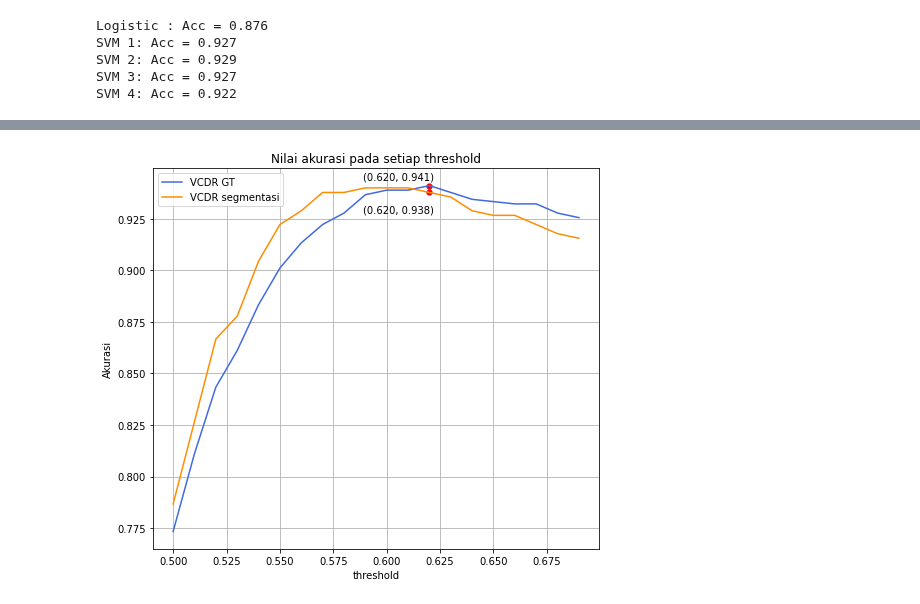
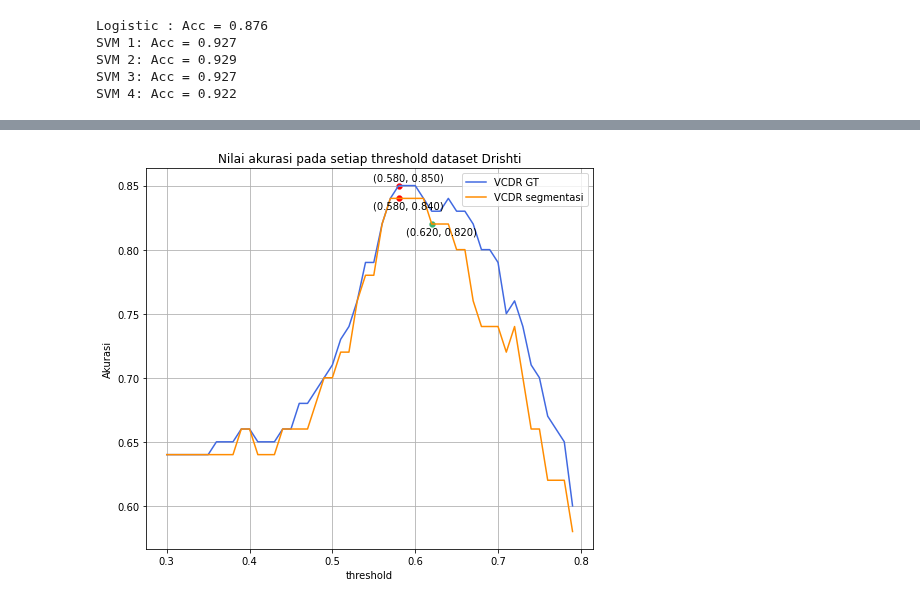
Before and after one commit to anasnafis77/Glaucoma-Detection-UNet, a Jupyter notebook: Glaucoma_inference.ipynb, the cells around one changed output, grey strips where cells are left out. Drawn from its saved outputs; the diff is of its cells as text; code cells hidden in the pictures.

Commit message:
Klasifikasi dan ekstraksi terpisah refuge dan drishti

```diff
--- a/Glaucoma_inference.ipynb
+++ b/Glaucoma_inference.ipynb
@@ -729,11 +762,3 @@ def threshold_pred(CDRS, threshold):
       pred.append('Glaucoma')
   pred = np.array(pred)
   return pred
-# %%
-from sklearn.metrics import classification_report
-y_pred = model4.predict(x4)
-#y_pred = threshold_pred(x1, threshold=0.62)
-#y_pred = le.transform(y_pred)
-y_true = y
-target_names = ['Glaukoma', 'Normal']
-print(classification_report(y_true, y_pred, target_names=target_names))
@@ -750,20 +766,20 @@ weighted avg       0.92      0.92      0.92       450
 thresholds = []
 akurasi_GT = []
 akurasi = []
-for i in range(20):
-  thd = 0.5 + i/100
-  y_pred = threshold_pred(x, threshold=thd)
-  y_pred_GT = threshold_pred(x_GT, threshold=thd)
+for i in range(50):
+  thd = 0.3 + i/100
+  y_pred = threshold_pred(x1[:50], threshold=thd)
+  y_pred_GT = threshold_pred(x1_GT[:50], threshold=thd)
   y_pred = le.transform(y_pred)
   y_pred_GT = le.transform(y_pred_GT)
 
   acc_m = tf.keras.metrics.BinaryAccuracy()
-  acc_m.update_state(y_pred, y)
+  acc_m.update_state(y_pred, y[:50])
   acc = acc_m.result().numpy()
-  acc_m.update_state(y_pred_GT, y)
+  acc_m.update_state(y_pred_GT, y[:50])
   acc_GT = acc_m.result().numpy()
 
   thresholds.append(thd)
   akurasi_GT.append(acc_GT)
   akurasi.append(acc)
-  print('Thershold: {:.3f} - Accuracy GT: {:.3f} - Accuracy Segmentation: {:.3f}'.format(thd, acc_GT, acc))
+  #print('Thershold: {:.3f} - Accuracy GT: {:.3f} - Accuracy Segmentation: {:.3f}'.format(thd, acc_GT, acc))
@@ -791,22 +786,25 @@ Thershold: 0.690 - Accuracy GT: 0.926 - Accuracy Segmentation: 0.916
 # %%
 X = thresholds
 Y_GT = akurasi_GT
 Y = akurasi
 fig, ax = plt.subplots(1, 1, figsize=(8, 7))
 max_acc_GT = np.max(Y_GT)
 max_thd = X[Y_GT.index(max_acc_GT)]
 max_acc = Y[Y_GT.index(max_acc_GT)]
+acc = Y[X.index(0.62)]
 ax.plot(X, Y_GT, color='royalblue', label='VCDR GT')
 ax.plot(X, Y, color='darkorange', label='VCDR segmentasi')
 ax.scatter(max_thd, max_acc_GT, marker='o', color='r', lw=0.25)
 ax.scatter(max_thd, max_acc, marker='o', color='r', lw=0.25)
+ax.scatter(0.62, acc, marker='o', color='mediumseagreen', lw=0.25)
 ax.set_xlabel('threshold')
 ax.set_ylabel('Akurasi')
-ax.text(max_thd-0.031, max_acc_GT+0.003, '({:.3f}, {:.3f})'.format(max_thd, max_acc_GT), size='medium')
-ax.text(max_thd-0.031, max_acc-0.01, '({:.3f}, {:.3f})'.format(max_thd, max_acc), size='medium')
+ax.text(max_thd-0.031, max_acc_GT+0.004, '({:.3f}, {:.3f})'.format(max_thd, max_acc_GT), size='medium')
+ax.text(max_thd-0.031, max_acc-0.008, '({:.3f}, {:.3f})'.format(max_thd, max_acc), size='medium')
+ax.text(0.62-0.031, acc-0.008, '({:.3f}, {:.3f})'.format(0.620, acc), size='medium')
 ax.grid()
-ax.set_title('Nilai akurasi pada setiap threshold')
+ax.set_title('Nilai akurasi pada setiap threshold dataset Drishti')
 ax.legend()
 plt.show()
 # %% [output]
-[figure, old version]
+[figure, new version]
```
Also changed, not shown: parts of 4 cells of this notebook.
